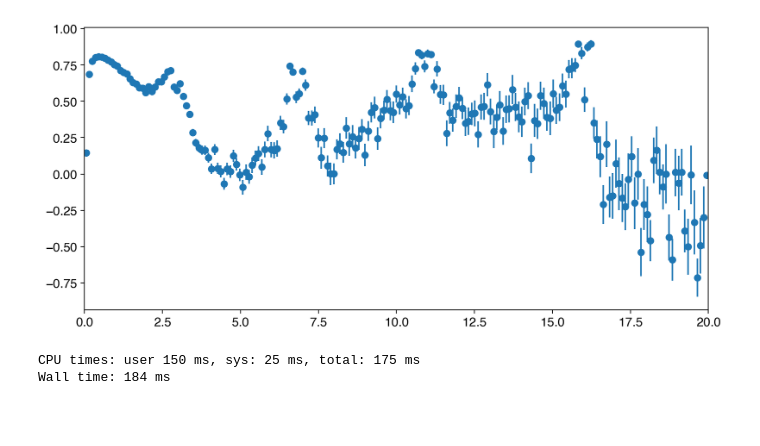
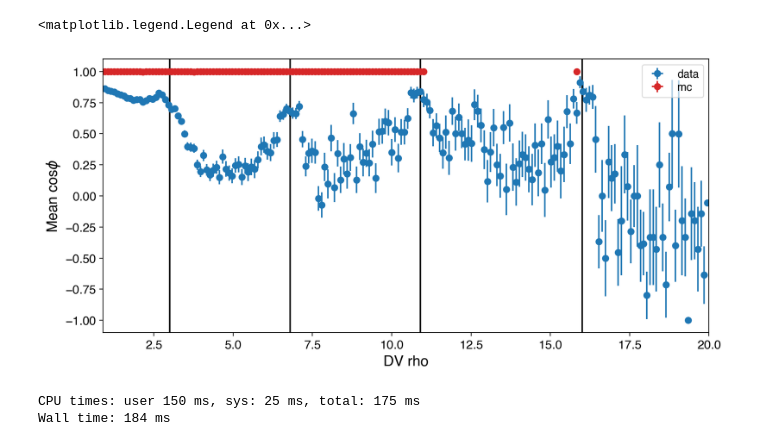
Before and after one commit to usarica/scouting, a Jupyter notebook: analysis/distributions.ipynb, the cells around one changed output. Saved outputs shown, nothing was run; the diff lists cells and outputs as text; code cells hidden in the pictures; blank space fills up the shorter version.

```diff
--- a/analysis/distributions.ipynb
+++ b/analysis/distributions.ipynb
@@ -44 +84,3 @@ cache._cache.currsize/1e9
+# %%
+sels = {"mc":sel_mc,"data":sel_data}
 # %%
@@ -178,0 +178,29 @@ Wall time: 1min 15s
+# %%
+def nearpixel():
+    # returns stuff with respect to `sel` filtered arrays
+    def f(which,near=None):
+        sel = sels[which]
+        dvx = fs[which].array("DV_x",**readkw)[sel][:,0]
+        dvy = fs[which].array("DV_y",**readkw)[sel][:,0]
+        dvz = fs[which].array("DV_z",**readkw)[sel][:,0]
+        dvrho = np.hypot(dvx,dvy)
+        boxes = [
+            [[2.5,3.5],[-23,23]],
+            [[6.3,7.4],[-27,27]],
+            [[10.3,11.5],[-27,27]],
+            [[15.5,16.5],[-27,27]],
+
+            [[9,16.5],[29,33]],
+            [[9,16.5],[-29,-33]],
+
+            [[9,16.5],[36,39.5]],
+            [[9,16.5],[-36,-39.5]],
+        ]
+        is_inside = np.zeros_like(dvrho).astype(bool)
+        for (rho1,rho2),(z1,z2) in boxes:
+            rholow,rhohigh = sorted([rho1,rho2])
+            zlow,zhigh = sorted([z1,z2])
+            is_inside |= ((rholow < dvrho) & (dvrho < rhohigh) & (zlow < dvz) & (dvz < zhigh))
+        return is_inside
+    return f
+nearpixel()("mc").mean(),nearpixel()("data").mean(),nearpixel()("mc").sum(),nearpixel()("data").sum()
@@ -205,16 +370,20 @@ xerr = (edges[1:]-edges[:-1])/2
 
 fig,ax = plt.subplots(figsize=(10,5))
 
-rho,costheta = vrc["data"]
-yvals, yerr = make_profile(np.clip(rho,edges[0],edges[-1]), costheta, edges=edges)
+cosphi = np.concatenate([cosphiplot()("data",True),cosphiplot()("data",False)])
+rho = np.concatenate([singleplot("DV_rho")("data",True),singleplot("DV_rho")("data",False)])
+
+yvals, yerr = make_profile(np.clip(rho,edges[0],edges[-1]), cosphi, edges=edges)
 ax.errorbar(centers,yvals,yerr=yerr,xerr=xerr,fmt='o',color="C0",label="data")
 
-rho,costheta = vrc["mc"]
-yvals, yerr = make_profile(np.clip(rho,edges[0],edges[-1]), costheta, edges=edges)
+cosphi = np.concatenate([cosphiplot()("mc",True),cosphiplot()("mc",False)])
+rho = np.concatenate([singleplot("DV_rho")("mc",True),singleplot("DV_rho")("mc",False)])
+
+yvals, yerr = make_profile(np.clip(rho,edges[0],edges[-1]), cosphi, edges=edges)
 ax.errorbar(centers,yvals,yerr=yerr,xerr=xerr,fmt='o',color="C3",label="mc")
 
 ax.vlines([3.0,6.8,10.9,16.0],0,1.0,transform=ax.get_xaxis_transform(), colors='k')
-ax.set_ylabel(r"Mean cos$\theta$")
+ax.set_ylabel(r"Mean cos$\phi$")
 ax.set_xlabel("DV rho")
 ax.legend()
 # %% [output]
@@ -222,4 +392,5 @@ KeyError: 'mc'
+<matplotlib.legend.Legend at 0x...>
-[figure, old version]
+[figure, new version]
 # %%
 %%time
 which = "data"
```
Also changed, not shown: parts of 34 cells of this notebook, 21 other files.
